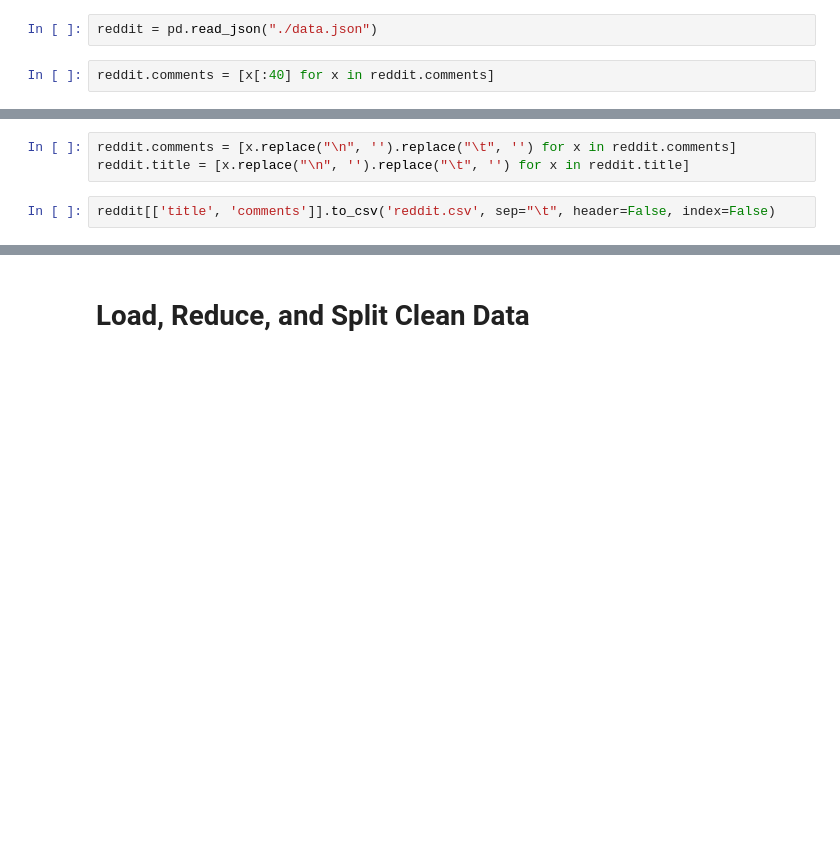
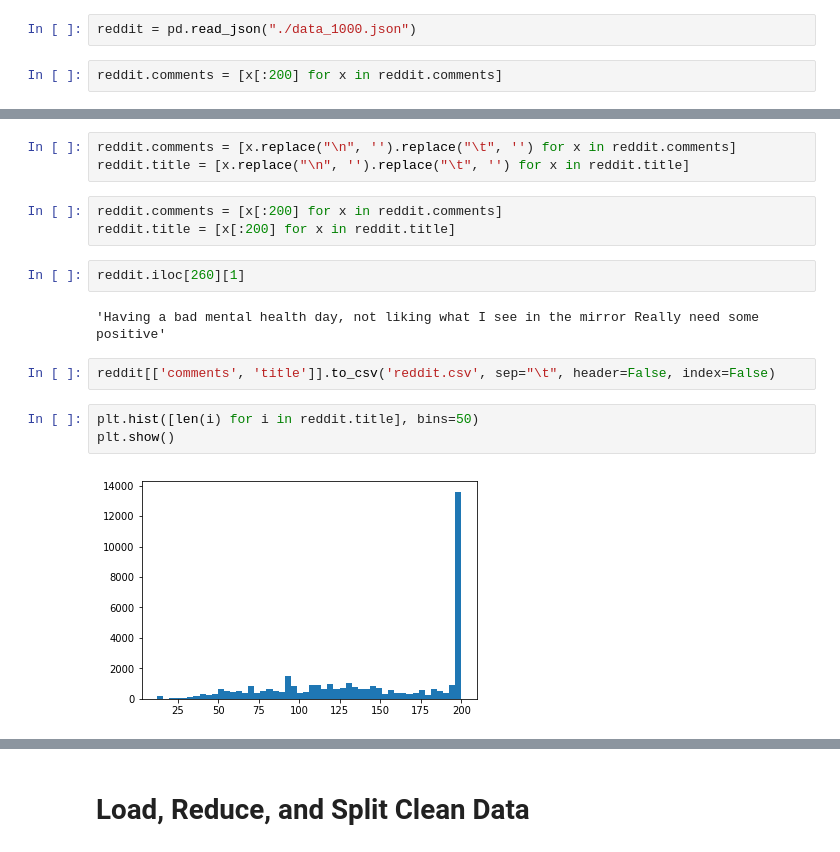
Before and after one commit to ANUYAH1/DeepLearningProject, a Jupyter notebook: MachineTranslation.ipynb, the cells around one changed output, grey strips where cells are left out. Drawn from its saved outputs; the diff is of its cells as text; blank space fills up the shorter version.

```diff
--- a/MachineTranslation.ipynb
+++ b/MachineTranslation.ipynb
@@ -10,9 +10,9 @@ import matplotlib.pyplot as plt
 # %% [output]
 Using TensorFlow backend.
 # %%
-reddit = pd.read_json("./data.json")
+reddit = pd.read_json("./data_1000.json")
 # %%
-reddit.comments = [x[:40] for x in reddit.comments]
+reddit.comments = [x[:200] for x in reddit.comments]
 # %%
 lst_col_ga = 'comments'
 
@@ -25,5 +25,17 @@ reddit = pd.DataFrame({
 # %%
 reddit.comments = [x.replace("\n", '').replace("\t", '') for x in reddit.comments]
 reddit.title = [x.replace("\n", '').replace("\t", '') for x in reddit.title]
+# %%
+reddit.comments = [x[:200] for x in reddit.comments]
+reddit.title = [x[:200] for x in reddit.title]
+# %%
+reddit.iloc[260][1]
+# %% [output]
+'Having a bad mental health day, not liking what I see in the mirror Really need some positive'
 # %%
-reddit[['title', 'comments']].to_csv('reddit.csv', sep="\t", header=False, index=False)
+reddit[['comments', 'title']].to_csv('reddit.csv', sep="\t", header=False, index=False)
+# %%
+plt.hist([len(i) for i in reddit.title], bins=50)
+plt.show()
+# %% [output]
+[figure, added]
```
Also changed, not shown: parts of 25 cells of this notebook, 11 other files.
